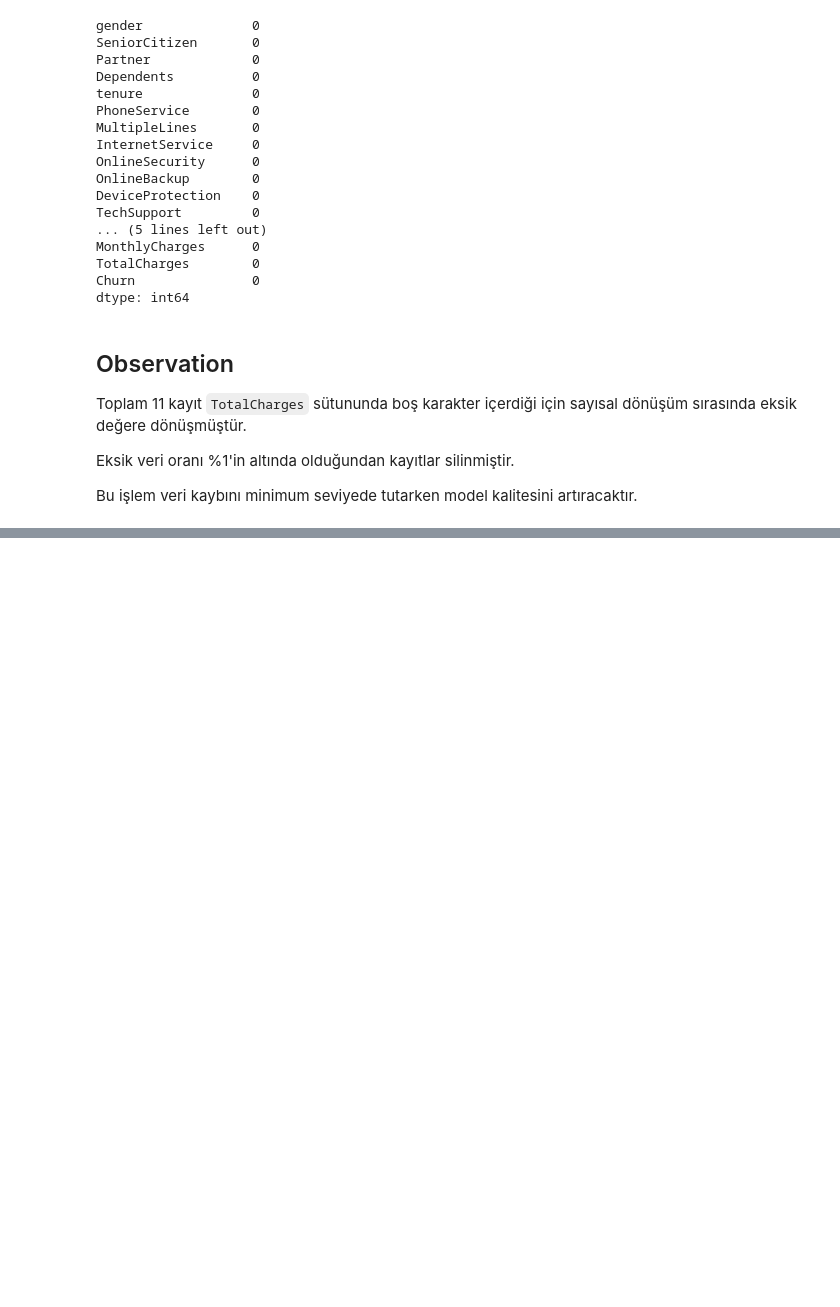
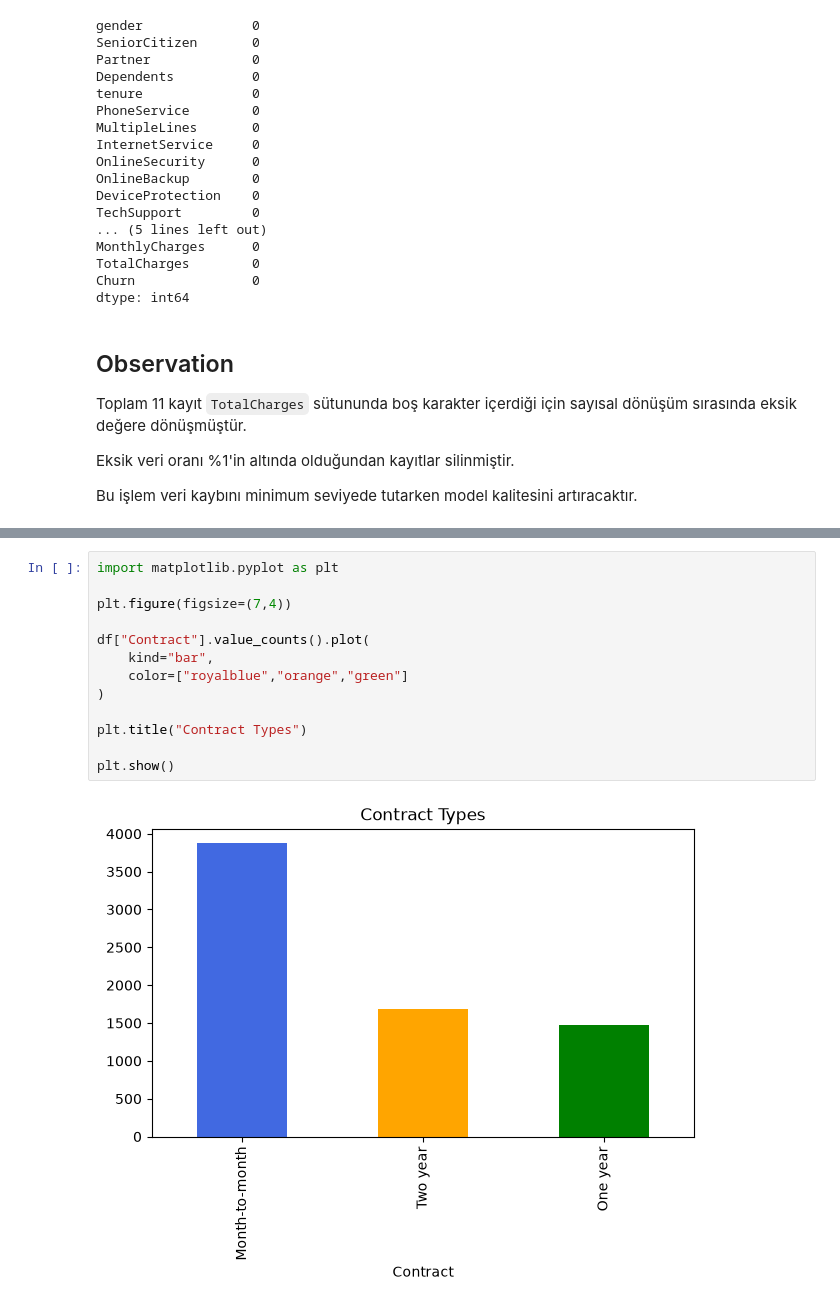
Before and after one commit to YandY78/butunleme-projesi-muhammed_beraa_erdem, a Jupyter notebook: notebooks/01_Data_Exploration.ipynb, the cells around one changed output, grey strips where cells are left out. Cells and saved outputs as stored; diff of their text form; blank space fills up the shorter version.

```diff
--- a/notebooks/01_Data_Exploration.ipynb
+++ b/notebooks/01_Data_Exploration.ipynb
@@ -249,0 +362,15 @@ Bu işlem veri kaybını minimum seviyede tutarken model kalitesini artıracakt
+# %%
+import matplotlib.pyplot as plt
+
+plt.figure(figsize=(7,4))
+
+df["Contract"].value_counts().plot(
+    kind="bar",
+    color=["royalblue","orange","green"]
+)
+
+plt.title("Contract Types")
+
+plt.show()
+# %% [output]
+[figure, added]
```
Also changed, not shown: parts of 20 cells of this notebook.
